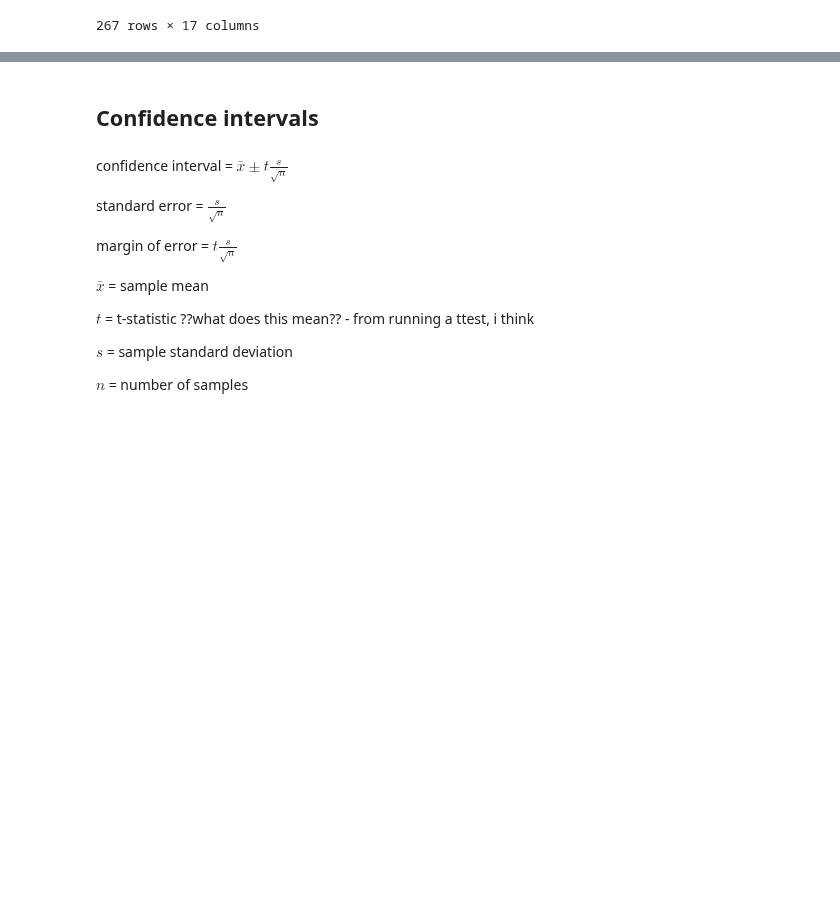
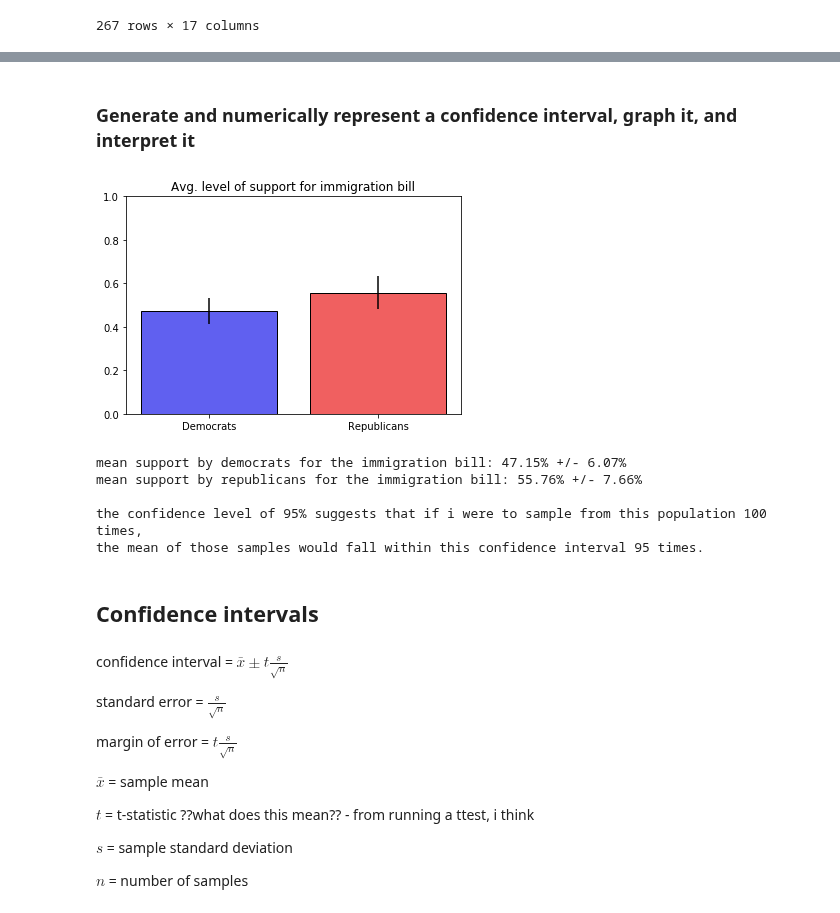
Before and after one commit to bloominstituteoftechnology/DS-Unit-1-Sprint-2-Statistics, a Jupyter notebook: module2/LS_DS_122_Sampling_Confidence_Intervals_and_Hypothesis_Testing_Assignment.ipynb, the cells around one changed output, grey strips where cells are left out. Saved outputs shown, nothing was run; the diff lists cells and outputs as text; code cells hidden in the pictures; blank space fills up the shorter version.

```diff
--- a/module2/LS_DS_122_Sampling_Confidence_Intervals_and_Hypothesis_Testing_Assignment.ipynb
+++ b/module2/LS_DS_122_Sampling_Confidence_Intervals_and_Hypothesis_Testing_Assignment.ipynb
@@ -185,3 +207,56 @@ democrats
+# %%
+rep2 = republicans.drop('party', axis=1)
+dem2 = democrats.drop('party', axis=1)
+# %%
+def confidence_interval(data, confidence=0.95):
+  data = np.array(data)
+  mean = np.mean(data)
+  n = len(data)
+  std_error = np.std(data, ddof=1) / np.sqrt(n) # ddof = delta degrees of freedom (len data - x)
+  t = stats.t.ppf((1 + confidence) / 2.0, n - 1) # searching for t-statistic that has 2.25% on each side which totals 5% which matches our 95% confidence level
+  margin_of_error = t * std_error
+  return mean, mean - margin_of_error, mean + margin_of_error
+# %% [markdown]
+### Generate and numerically represent a confidence interval, graph it, and interpret it
+# %%
+ci2_column = 'immigration'
+ci2_confidence = 0.95
+
+# ignore NaNs
+dem_data = dem2[ci2_column][~dem2[ci2_column].isna()]
+rep_data = rep2[ci2_column][~rep2[ci2_column].isna()]
+
+# calculate it
+dem_ci2_mean, dem_ci2_lower_bound, dem_ci2_upper_bound = confidence_interval(dem_data, ci2_confidence)
+rep_ci2_mean, rep_ci2_lower_bound, rep_ci2_upper_bound = confidence_interval(rep_data, ci2_confidence)
+
+# graph it
+plot_data = [dem_ci2_mean, rep_ci2_mean]
+# get my margin of error again, because i lost it in the function
+plot_yerror = [dem_ci2_mean - dem_ci2_lower_bound, rep_ci2_mean - rep_ci2_lower_bound]
+plot_colors = ['#6060f0', '#f06060']
+
+plt.ylim(bottom=0.0, top=1.0)
+plt.xticks(ticks=[0,1], labels=['Democrats', 'Republicans'])
+plt.title(f'Avg. level of support for {ci2_column} bill')
+plt.bar(range(len(plot_data)), height=plot_data, color=plot_colors, edgecolor='black', yerr=plot_yerror, )
+plt.show()
+
+# interpret it
+#print(f'mean support by democrats for {ci2_column}: {dem_ci2_mean}, with a confidence interval of {(dem_ci2_lower_bound, dem_ci2_upper_bound)}.')
+print(f'mean support by democrats for the {ci2_column} bill: {dem_ci2_mean*100:.2f}% +/- {plot_yerror[0]*100:.2f}%')
+#print(f'mean support by republicans for {ci2_column}: {rep_ci2_mean}, with a confidence interval of {(rep_ci2_lower_bound, rep_ci2_upper_bound)}.')
+print(f'mean support by republicans for the {ci2_column} bill: {rep_ci2_mean*100:.2f}% +/- {plot_yerror[1]*100:.2f}%')
+print()
+print(f'the confidence level of {ci2_confidence*100:.0f}% suggests that if i were to sample from this population 100 times,')
+print('the mean of those samples would fall within this confidence interval 95 times.')
+# %% [output]
+[figure, added]
+mean support by democrats for the immigration bill: 47.15% +/- 6.07%
+mean support by republicans for the immigration bill: 55.76% +/- 7.66%
+
+the confidence level of 95% suggests that if i were to sample from this population 100 times,
+the mean of those samples would fall within this confidence interval 95 times.
 # %% [markdown]
 ## Confidence intervals
 # %% [markdown]
```
Also changed, not shown: parts of 10 cells of this notebook.
